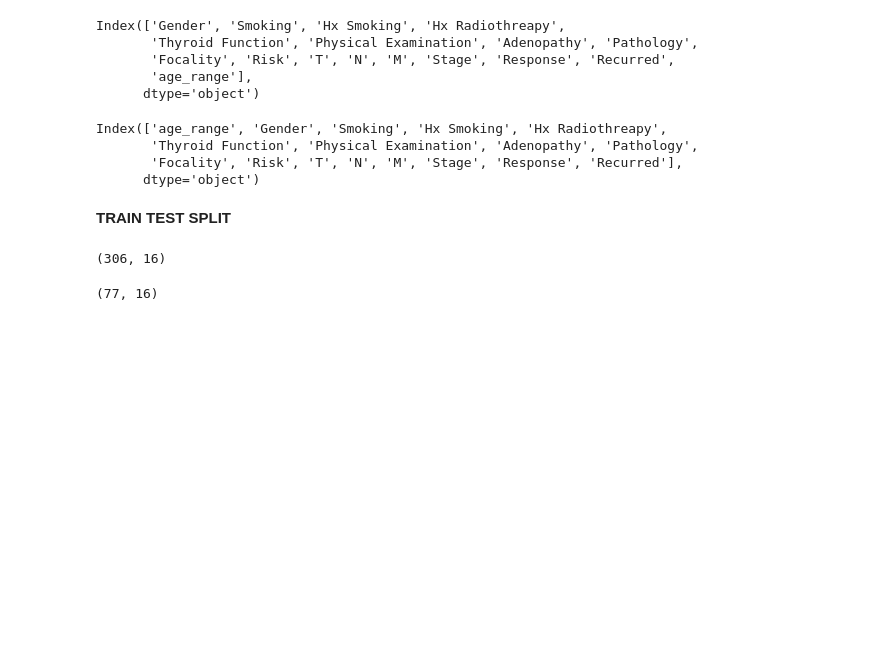
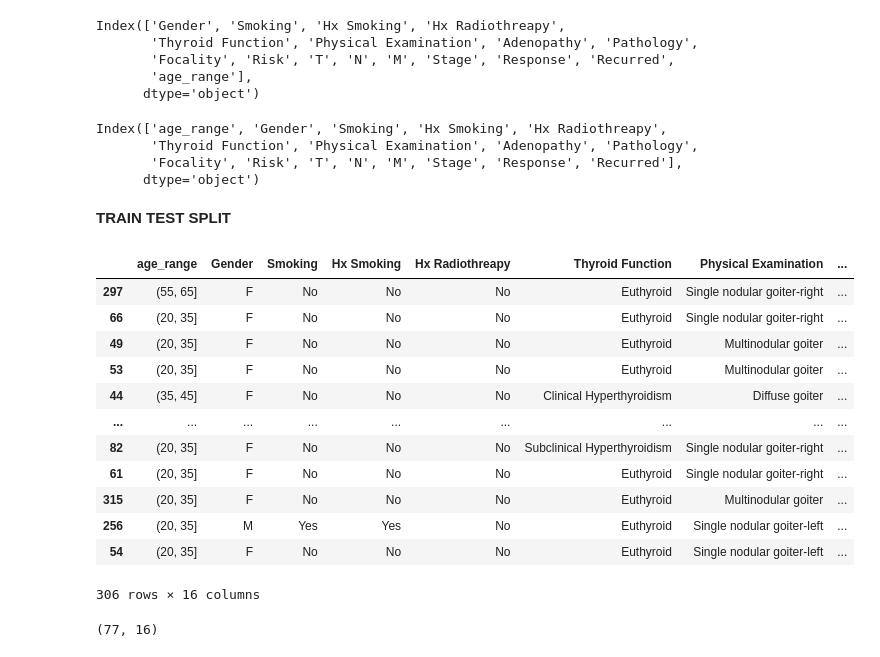
Before and after one commit to PrateekKumar135/TB_CLASSIFICATION_ML, a Jupyter notebook: EDA_ON_THYROID_DISEASE.ipynb, the cells around one changed output. Cells and saved outputs as stored; diff of their text form; code cells hidden in the pictures; blank space fills up the shorter version.

```diff
--- a/EDA_ON_THYROID_DISEASE.ipynb
+++ b/EDA_ON_THYROID_DISEASE.ipynb
@@ -213,9 +213,21 @@ from sklearn.model_selection import train_test_split
 X_train,X_test,y_train,y_test=train_test_split(disease.iloc[:,0:16],disease.iloc[:,-1],test_size=0.2)
 # %%
 # X_train.iloc[:,1:16].head(4)
-X_train.shape
+X_train
 # %% [output]
+|  | age_range | Gender | Smoking | Hx Smoking | Hx Radiothreapy | Thyroid Function | Physical Examination | ... |
+| 297 | (55, 65] | F | No | No | No | Euthyroid | Single nodular goiter-right | ... |
+| 66 | (20, 35] | F | No | No | No | Euthyroid | Single nodular goiter-right | ... |
+| 49 | (20, 35] | F | No | No | No | Euthyroid | Multinodular goiter | ... |
+| 53 | (20, 35] | F | No | No | No | Euthyroid | Multinodular goiter | ... |
+| 44 | (35, 45] | F | No | No | No | Clinical Hyperthyroidism | Diffuse goiter | ... |
+| ... | ... | ... | ... | ... | ... | ... | ... | ... |
+| 82 | (20, 35] | F | No | No | No | Subclinical Hyperthyroidism | Single nodular goiter-right | ... |
+| 61 | (20, 35] | F | No | No | No | Euthyroid | Single nodular goiter-right | ... |
+| 315 | (20, 35] | F | No | No | No | Euthyroid | Multinodular goiter | ... |
+| 256 | (20, 35] | M | Yes | Yes | No | Euthyroid | Single nodular goiter-left | ... |
+| 54 | (20, 35] | F | No | No | No | Euthyroid | Single nodular goiter-left | ... |
-(306, 16)
+306 rows × 16 columns
 # %%
 X_test.shape
 # %% [output]
```
Also changed, not shown: parts of 3 cells of this notebook.
